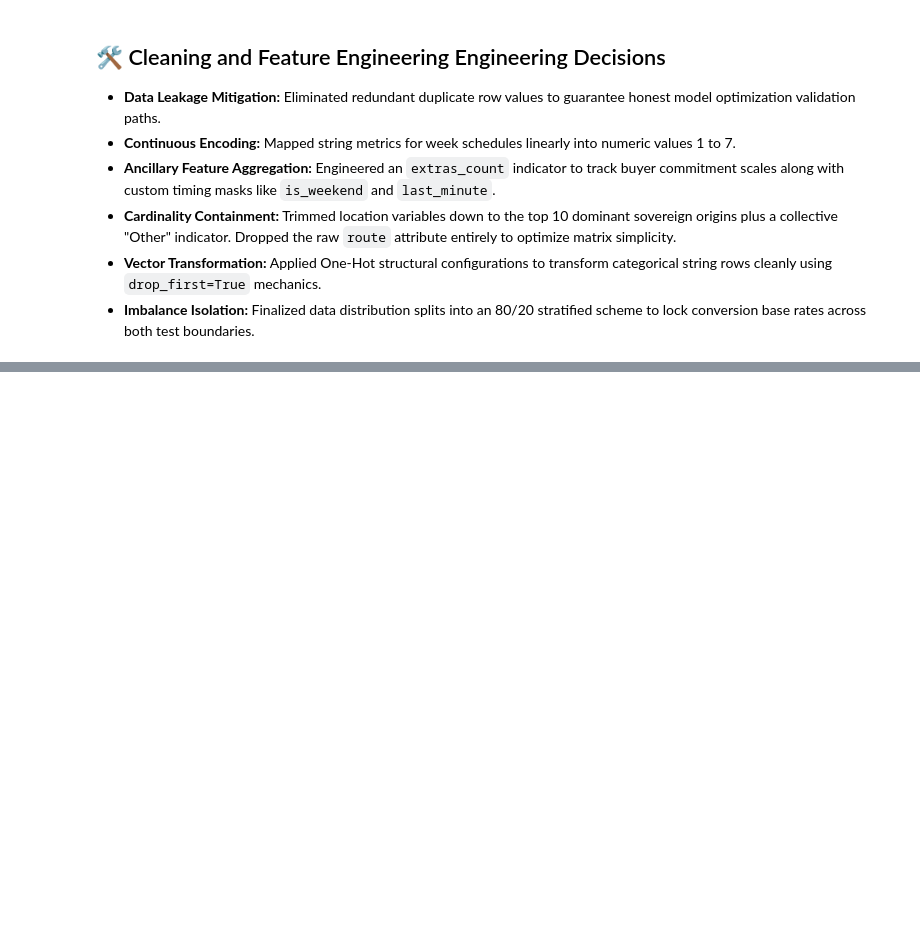
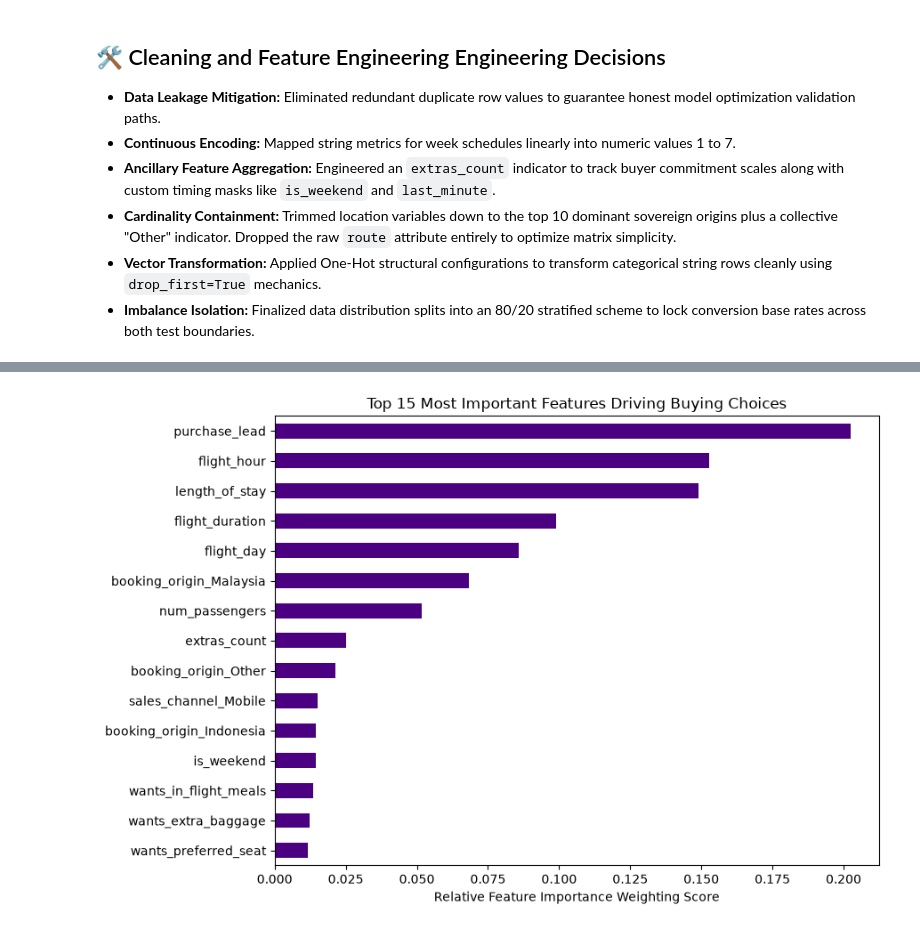
Before and after one commit to Dasari-Pallavi/british-airways-data-science, a Jupyter notebook: notebooks/02_booking_prediction.ipynb, the cells around one changed output, grey strips where cells are left out. Drawn from its saved outputs; the diff is of its cells as text; code cells hidden in the pictures; blank space fills up the shorter version.

```diff
--- a/notebooks/02_booking_prediction.ipynb
+++ b/notebooks/02_booking_prediction.ipynb
@@ -294,0 +363,10 @@ Target Base Rate (Test Split) : 0.15
+# %%
+imp = pd.Series(model.feature_importances_, index=X.columns).nlargest(15)
+plt.figure(figsize=(9, 6))
+imp.sort_values().plot(kind="barh", color="indigo", title="Top 15 Most Important Features Driving Buying Choices")
+plt.xlabel("Relative Feature Importance Weighting Score")
+plt.tight_layout()
+plt.savefig("../images/feature_importance.png", bbox_inches="tight")
+plt.show()
+# %% [output]
+[figure, added]
```
Also changed, not shown: parts of 6 cells of this notebook, 2 other files.
